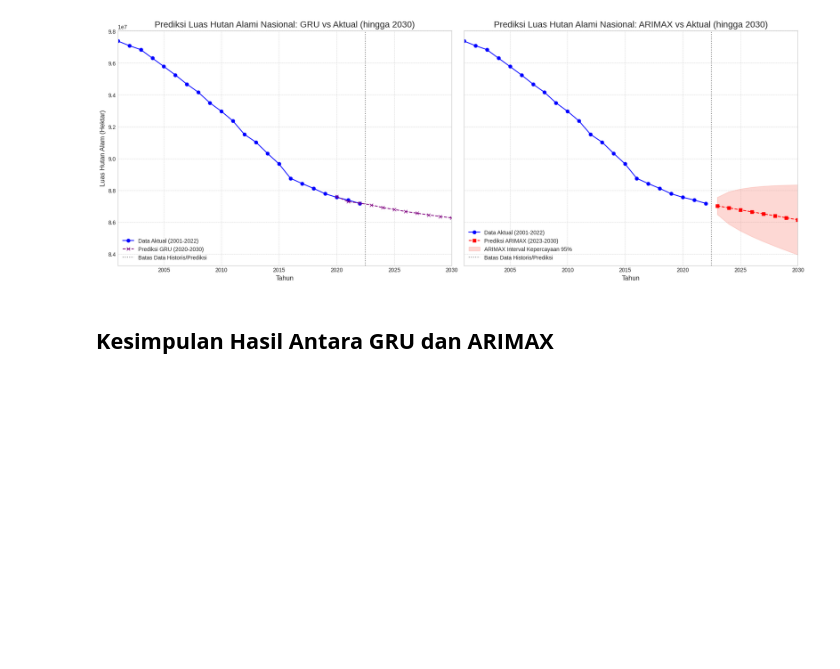
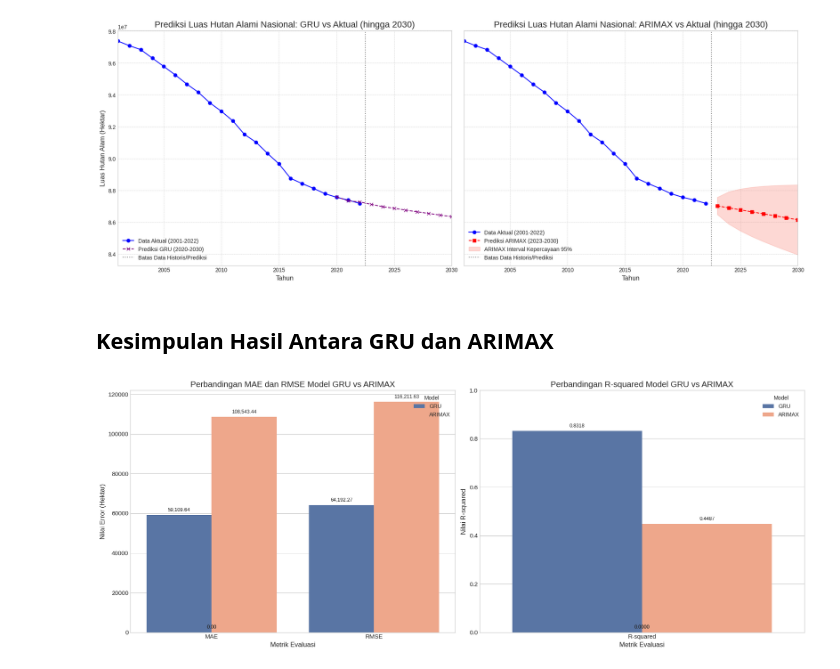
Before and after one commit to bintangfikrif/Unnamed-Final_Project, a Jupyter notebook: notebooks/main.ipynb, the cells around one changed output. Drawn from its saved outputs; the diff is of its cells as text; code cells hidden in the pictures; blank space fills up the shorter version.

Commit message:
feat: add Evaluation Matrix Comparation

```diff
--- a/notebooks/main.ipynb
+++ b/notebooks/main.ipynb
@@ -2595,6 +2588,94 @@ else:
 [figure]
 # %% [markdown]
 ## **Kesimpulan Hasil Antara GRU dan ARIMAX**
+# %%
+try:
+    # Memuat metrik GRU
+    df_gru_metrics_raw = pd.read_csv('evaluation_metrics_gru.csv')
+    gru_metrics = df_gru_metrics_raw.iloc[0]
+    data_gru = {
+        'Metrik': ['MAE', 'RMSE', 'R-squared'],
+        'Model': ['GRU', 'GRU', 'GRU'],
+        'Nilai': [gru_metrics['MAE'], gru_metrics['RMSE'], gru_metrics['R-squared']]
+    }
+    df_gru_metrics = pd.DataFrame(data_gru)
+
+    # Memuat metrik ARIMAX
+    df_arimax_metrics_raw = pd.read_csv('evaluasi_kumulatif_nasional_arima.csv')
+    df_arimax_metrics = df_arimax_metrics_raw.rename(columns={'Metric': 'Metrik', 'Value_ARIMA': 'Nilai'})
+    df_arimax_metrics['Model'] = 'ARIMAX'
+    df_arimax_metrics['Metrik'] = df_arimax_metrics['Metrik'].replace({'R2': 'R-squared'})
+
+
+    # Menggabungkan kedua DataFrame metrik
+    df_metrics_combined = pd.concat([df_gru_metrics, df_arimax_metrics], ignore_index=True)
+
+except FileNotFoundError as e:
+    print(f"Error: Salah satu file CSV metrik tidak ditemukan. Pastikan file berikut ada di direktori yang sama:")
+    print("- evaluation_metrics_gru.csv")
+    print("- evaluasi_kumulatif_nasional_arima.csv")
+    print(f"Detail error: {e}")
+    exit()
+except Exception as e:
+    print(f"Terjadi kesalahan saat memuat atau memproses file CSV: {e}")
+    exit()
+
+
+# Pisahkan metrik error (MAE, RMSE) dan R-squared karena skala nilainya berbeda jauh
+df_error_metrics = df_metrics_combined[df_metrics_combined['Metrik'].isin(['MAE', 'RMSE'])]
+df_r2_metric = df_metrics_combined[df_metrics_combined['Metrik'] == 'R-squared']
+
+# Cek apakah DataFrame hasil pemisahan tidak kosong
+if df_error_metrics.empty or df_r2_metric.empty:
+    print("Error: Tidak ada data metrik yang valid setelah diproses untuk MAE/RMSE atau R-squared.")
+    print("Isi df_metrics_combined:")
+    print(df_metrics_combined)
+    exit()
+
+# 2. Membuat Visualisasi
+
+# Atur style plot
+plt.style.use('seaborn-v0_8-whitegrid')
+
+fig, axes = plt.subplots(nrows=1, ncols=2, figsize=(18, 7)) # Membuat 2 subplot
+
+# Plot untuk MAE dan RMSE
+sns.barplot(x='Metrik', y='Nilai', hue='Model', data=df_error_metrics, ax=axes[0], palette=['#4C72B0','#FFA07A'])
+axes[0].set_title('Perbandingan MAE dan RMSE Model GRU vs ARIMAX', fontsize=15)
+axes[0].set_xlabel('Metrik Evaluasi', fontsize=12)
+axes[0].set_ylabel('Nilai Error (Hektar)', fontsize=12)
+axes[0].tick_params(axis='x', rotation=0, labelsize=11)
+axes[0].tick_params(axis='y', labelsize=11)
+axes[0].legend(title='Model', fontsize=10, loc='upper right')
+# Menambahkan label nilai pada bar MAE dan RMSE
+for p in axes[0].patches:
+    axes[0].annotate(f"{p.get_height():,.2f}",
+                     (p.get_x() + p.get_width() / 2., p.get_height()),
+                     ha='center', va='center',
+                     xytext=(0, 9),
+                     textcoords='offset points', fontsize=9)
+
+# Plot untuk R-squared
+sns.barplot(x='Metrik', y='Nilai', hue='Model', data=df_r2_metric, ax=axes[1], palette=['#4C72B0','#FFA07A'])
+axes[1].set_title('Perbandingan R-squared Model GRU vs ARIMAX', fontsize=15)
+axes[1].set_xlabel('Metrik Evaluasi', fontsize=12)
+axes[1].set_ylabel('Nilai R-squared', fontsize=12)
+axes[1].tick_params(axis='x', rotation=0, labelsize=11)
+axes[1].tick_params(axis='y', labelsize=11)
+axes[1].set_ylim(0, max(1, df_r2_metric['Nilai'].max() * 1.1 if not df_r2_metric.empty else 1)) # Skala R-squared disesuaikan, minimal 0-1
+axes[1].legend(title='Model', fontsize=10, loc='upper right')
+# Menambahkan label nilai pada bar R-squared
+for p in axes[1].patches:
+    axes[1].annotate(f"{p.get_height():.4f}",
+                     (p.get_x() + p.get_width() / 2., p.get_height()),
+                     ha='center', va='center',
+                     xytext=(0, 9),
+                     textcoords='offset points', fontsize=9)
+
+plt.tight_layout()
+plt.show()
+# %% [output]
+[figure, added]
 # %% [markdown]
 ### **Metode yang Dibandingkan**
 1.   GRU
```
Also changed, not shown: parts of 10 cells of this notebook.
